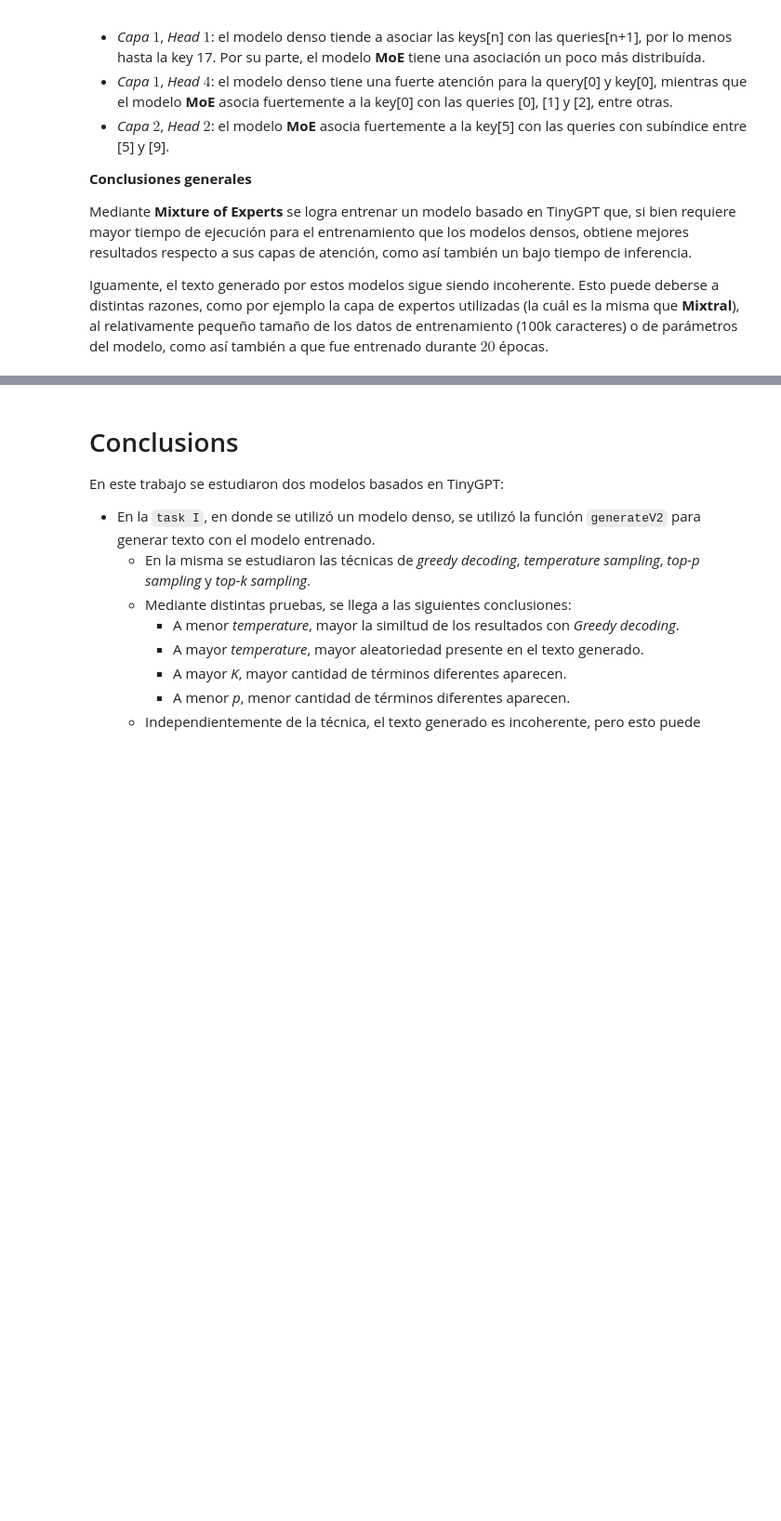
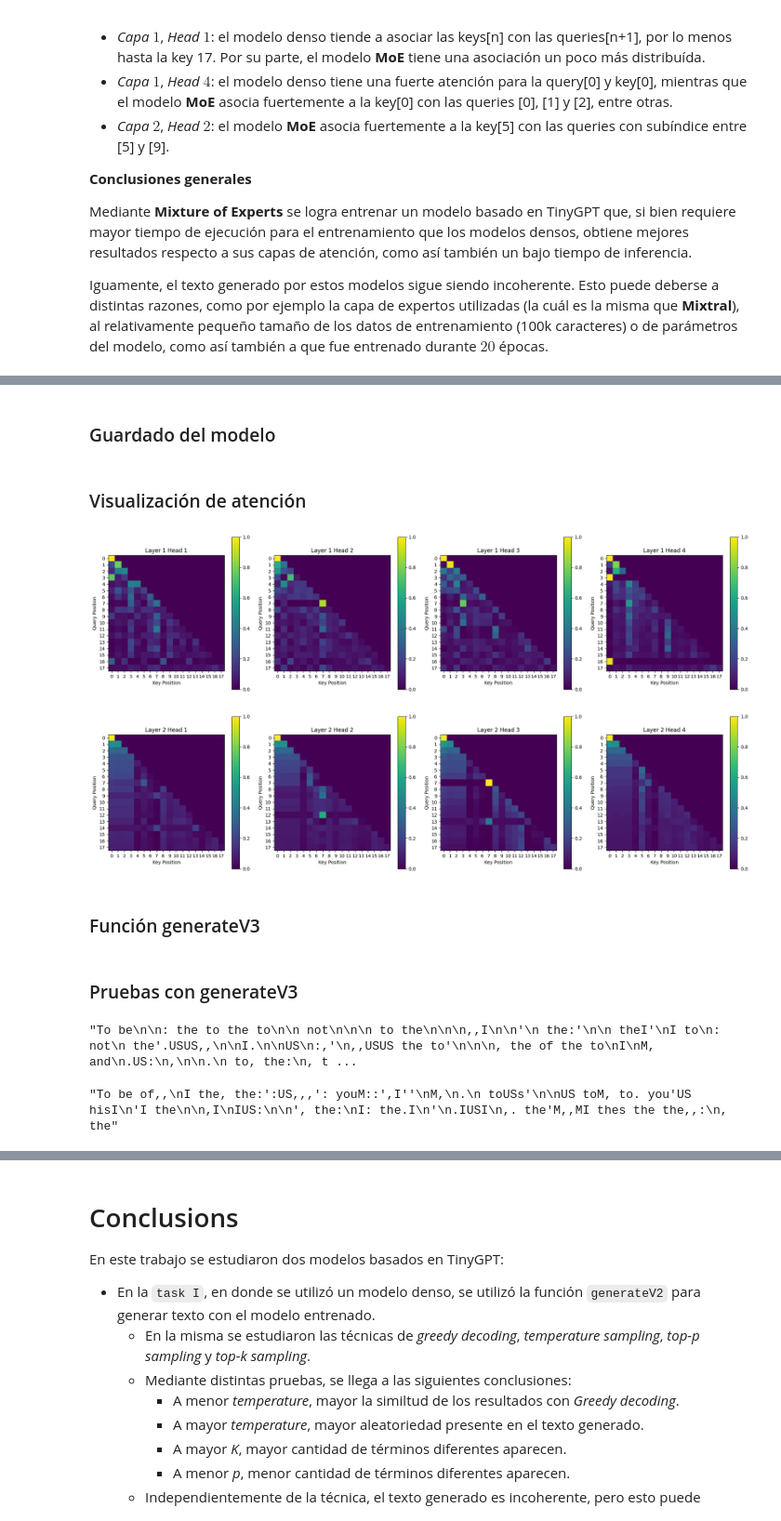
Before and after one commit to gasper-az/CEIA-LLMIAG, a Jupyter notebook: gasper-az/resolucion-tp-01/gasper-az/resolucion-tp-01/ClaseIV/TinyGPT.ipynb, the cells around one changed output, grey strips where cells are left out. Shown at 93% size. Cells and saved outputs as stored; diff of their text form; code cells hidden in the pictures; blank space fills up the shorter version.

Commit message:
[TP 1] Tokenización

```diff
--- a/gasper-az/resolucion-tp-01/gasper-az/resolucion-tp-01/ClaseIV/TinyGPT.ipynb
+++ b/gasper-az/resolucion-tp-01/gasper-az/resolucion-tp-01/ClaseIV/TinyGPT.ipynb
@@ -1775,0 +1913,4 @@ Iguamente, el texto generado por estos modelos sigue siendo incoherente. Esto pu
+# %%
+from transformers import AutoTokenizer
+
+tokenizer = AutoTokenizer.from_pretrained("mistralai/Mistral-7B-v0.1")
@@ -1775,0 +1946,17 @@ Iguamente, el texto generado por estos modelos sigue siendo incoherente. Esto pu
+# %%
+config = GPTConfig(
+    block_size=128,
+    batch_size=8,
+    n_embd=64,
+    n_head=4,
+    n_layer=2,
+    dropout=0.1,
+    vocab_size=tokenizer.vocab_size,
+    bias=True,
+    ff_class=MoEFFN,
+    moe=MoEArgs(num_experts=4, num_experts_per_token=1)
+)
+# %%
+device =  'cuda' if torch.cuda.is_available() else 'mps' if torch.backends.mps.is_available() else 'cpu'
+m_tokenizado = TinyGPT(config).to(device)
+modelo_tokenizado = torch.compile(m_tokenizado)
@@ -1775,0 +2025,2 @@ Iguamente, el texto generado por estos modelos sigue siendo incoherente. Esto pu
+# %% [markdown]
+### Guardado del modelo
@@ -1775,0 +2029,10 @@ Iguamente, el texto generado por estos modelos sigue siendo incoherente. Esto pu
+# %% [markdown]
+### Visualización de atención
+# %%
+prompt = "To be or not to be"
+visualize_attention(modelo_tokenizado, prompt)
+# %% [output]
+[figure, added]
+[figure, added]
+# %% [markdown]
+### Función generateV3
@@ -1775,0 +2090,10 @@ Iguamente, el texto generado por estos modelos sigue siendo incoherente. Esto pu
+# %% [markdown]
+### Pruebas con generateV3
+# %%
+generateV3("To be", max_new_tokens=100,use_cache=True, model=modelo_tokenizado, temperature=1.0, top_k=10, top_p=0.9)
+# %% [output]
+"To be\n\n: the to the to\n\n not\n\n\n to the\n\n\n,,I\n\n'\n the:'\n\n theI'\nI to\n: not\n the'.USUS,,\n\nI.\n\nUS\n:,'\n,,USUS the to'\n\n\n, the of the to\nI\nM, and\n.US:\n,\n\n.\n to, the:\n, t ...
+# %%
+generateV3("To be", max_new_tokens=100,use_cache=True, model=modelo_tokenizado, temperature=4.0, top_k=10, top_p=0.9)
+# %% [output]
+"To be of,,\nI the, the:':US,,,': youM::',I''\nM,\n.\n toUSs'\n\nUS toM, to. you'US hisI\n'I the\n\n,I\nIUS:\n\n', the:\nI: the.I\n'\n.IUSI\n,. the'M,,MI thes the the,,:\n, the"
```
Also changed, not shown: parts of 37 cells of this notebook.
